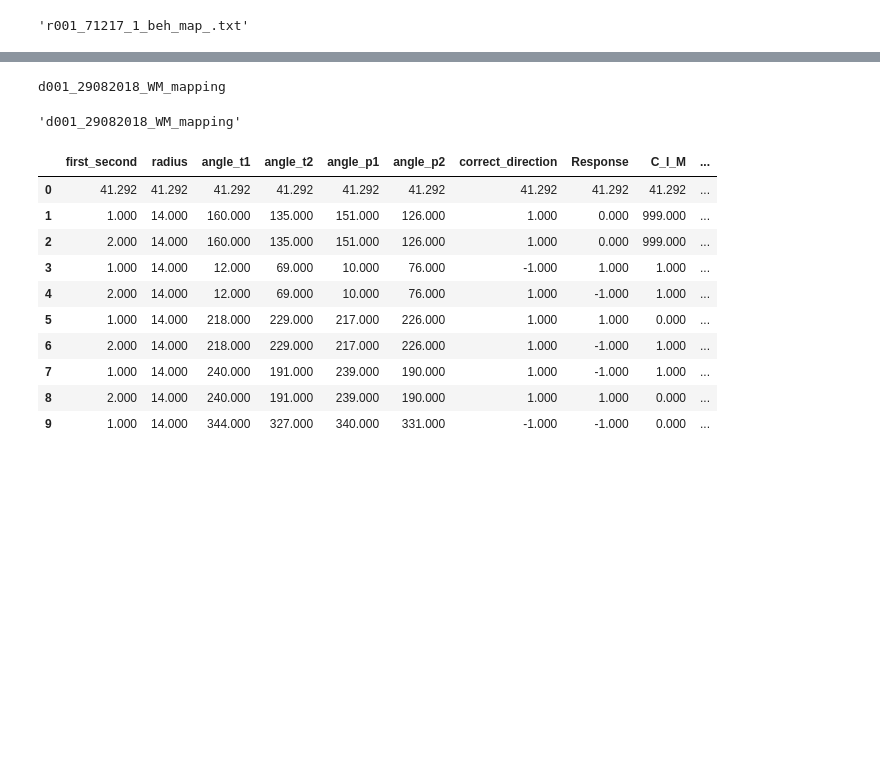
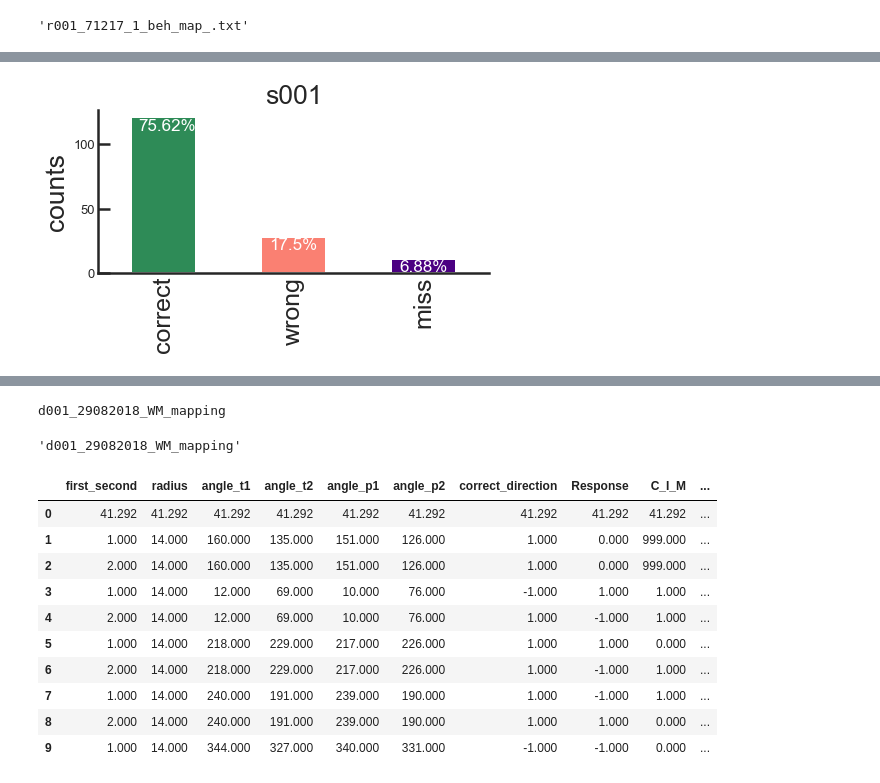
Before and after one commit to davidbestue/WM-localizer, a Jupyter notebook: behaviour analysis.ipynb, the cells around one changed output, grey strips where cells are left out. Cells and saved outputs as stored; diff of their text form; code cells hidden in the pictures; blank space fills up the shorter version.

```diff
--- a/behaviour analysis.ipynb
+++ b/behaviour analysis.ipynb
@@ -16,7 +16,7 @@ for file in filenames:
             if path_wm_file.find(".py")==-1:
                 wm_file = os.listdir(path_wm_file)[0]
                 path_wm_file_txt = os.path.join(path_wm_file, wm_file)
-                files_wmloc.append( wm_file)
+                files_wmloc.append( path_wm_file_txt)
 
 
 
@@ -65,10 +67,0 @@ files_subj('s001', files_wmloc)
-# %%
-subj='s001'
-files = files_subj(subj, files_wmloc)
-files
-
-for file in files:
-    print(file)
-    df = pd.read_csv(file)
-    #df =df[['first_second', 'radius', 'angle_t1', 'angle_t2', 'angle_p1', 'angle_p2', 'correct_direction', 'Response', 'C_I_M', 'start_trial',
-   #'presentation_checkboard_time', 'presentation_target_time', 'start_delay',  'end_delay', 'presentation_probe_time', 'response_time' ]]
@@ -77,0 +68,80 @@ FileNotFoundError: File b's001_270918_1_beh_map_.txt' does not exist
+# %%
+for subj in ['s001', 'd001', 'r001', 'n001', 'b001', 'l001']:
+    files = files_subj(subj, files_wmloc)
+    if subj=='d001':
+        files=files[-4:]
+
+    files_subjectt=[]
+    for idx, file in enumerate(files):
+        #print(file)
+        df = pd.read_csv(file, sep=" ")
+        df =df[['first_second', 'radius', 'angle_t1', 'angle_t2', 'angle_p1', 'angle_p2', 'correct_direction', 'Response', 'C_I_M', 'start_trial',
+                'presentation_checkboard_time', 'presentation_target_time', 'start_delay',  'end_delay', 'presentation_probe_time', 'response_time' ]]
+        ####
+        if sum(df['C_I_M']==1) > sum(df['C_I_M']==0):
+            df['CIM']=df['C_I_M'].replace([0,1,999], ['wrong', 'correct', 'miss'])
+        elif sum(df['C_I_M']==0) > sum(df['C_I_M']==1):
+            df['CIM']=df['C_I_M'].replace([0,1,999], ['correct', 'wrong', 'miss'])
+        else:
+            print('Exclude')
+        ## plot every session
+        #plt.figure()
+        df_=df.iloc[1:, :]
+    #     ax = df_['CIM'].value_counts().plot(kind='bar', figsize=(7,3),
+    #                                         color=["seagreen", "salmon" , "indigo"],
+    #                                         fontsize=13);
+    #     #
+    #     totals = []
+    #     for i in ax.patches:
+    #         totals.append(i.get_height())
+    #     #
+    #     total = sum(totals)
+    #     for i in ax.patches:
+    #         ax.text(i.get_x()+.08, i.get_height()-3, \
+    #                 str(round((i.get_height()/total)*100, 2))+'%', fontsize=17,
+    #                     color='white')
+    #     #
+    #     plt.xticks([0,1,2], ['correct', 'wrong', 'miss'], fontsize=25)
+    #     plt.yticks([0, 10, 20, 30],  fontsize=25)
+    #     plt.ylabel('counts')
+    #     plt.gca().spines['right'].set_visible(False)  ## aesthetics                                                                              # remove right spines
+    #     plt.gca().spines['top'].set_visible(False)                                                                                  # remove top spines
+    #     plt.gca().get_xaxis().tick_bottom()
+    #     plt.gca().get_yaxis().tick_left()
+    #     plt.gca().tick_params(direction='in') #direction
+    #     plt.title(subj + ', sess: '+ str(idx));
+    #     plt.show()
+
+        files_subjectt.append(df_)
+
+
+
+    df_ = pd.concat(files_subjectt)
+
+    plt.figure()
+    ax = df_['CIM'].value_counts().plot(kind='bar', figsize=(7,3),
+                                        color=["seagreen", "salmon" , "indigo"],
+                                        fontsize=13);
+    #
+    totals = []
+    for i in ax.patches:
+        totals.append(i.get_height())
+    #
+    total = sum(totals)
+    for i in ax.patches:
+        ax.text(i.get_x()+.06, i.get_height()-10, \
+                str(round((i.get_height()/total)*100, 2))+'%', fontsize=17,
+                    color='white')
+    #
+    plt.xticks([0,1,2], ['correct', 'wrong', 'miss'], fontsize=25)
+    #plt.yticks([0, 10, 20, 30],  fontsize=25)
+    plt.ylabel('counts')
+    plt.gca().spines['right'].set_visible(False)  ## aesthetics                                                                              # remove right spines
+    plt.gca().spines['top'].set_visible(False)                                                                                  # remove top spines
+    plt.gca().get_xaxis().tick_bottom()
+    plt.gca().get_yaxis().tick_left()
+    plt.gca().tick_params(direction='in') #direction
+    plt.title(subj);
+    plt.show()
+# %% [output]
+[figure, added]
```
Also changed, not shown: parts of 5 cells of this notebook.
